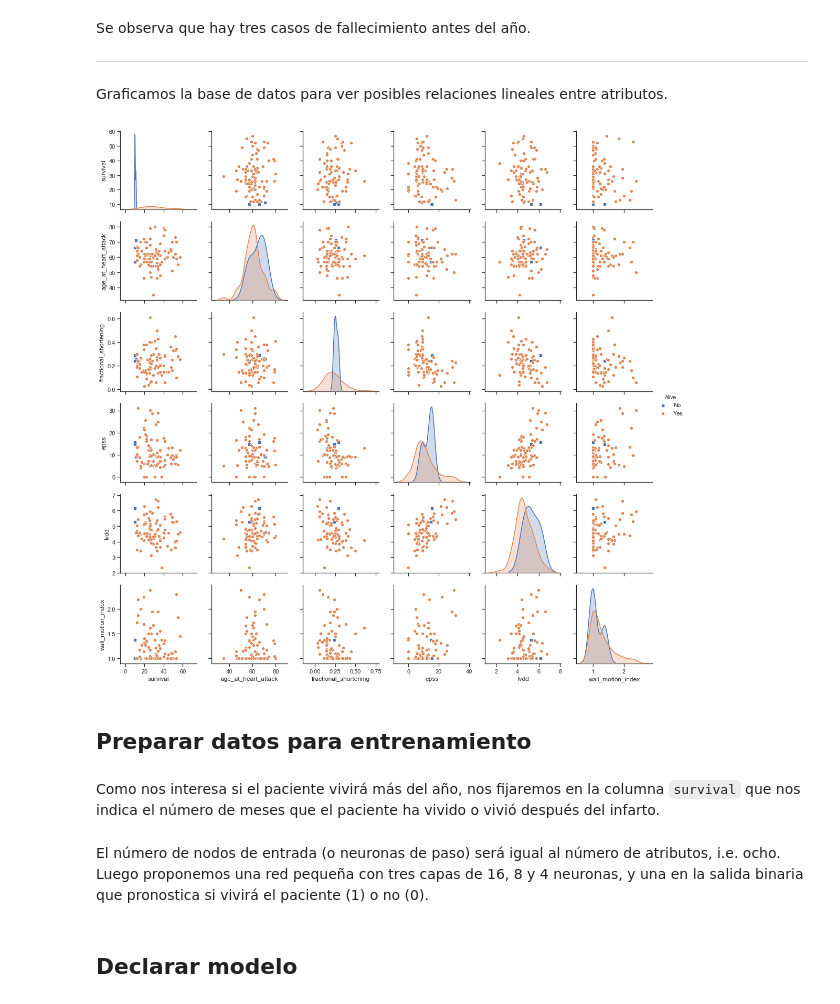
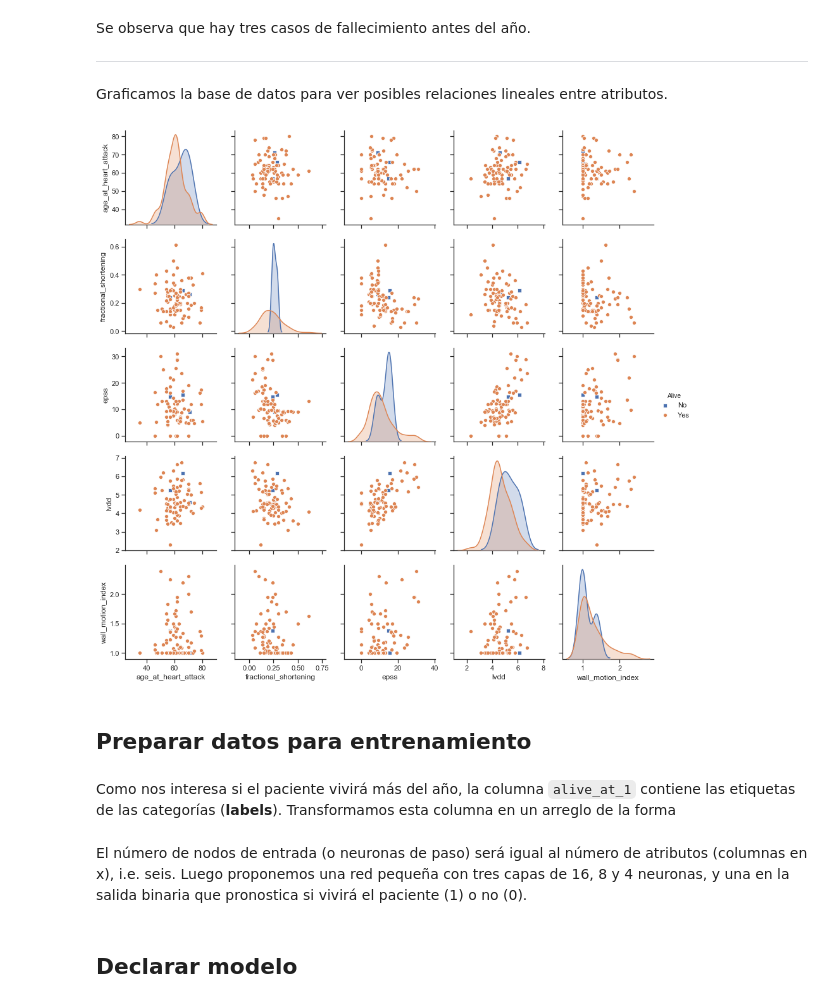
Before and after one commit to castaned/ML, a Jupyter notebook: MLP (echocardiogram)/MLP (echocardiogram).ipynb, the cells around one changed output. Drawn from its saved outputs; the diff is of its cells as text; code cells hidden in the pictures.

```diff
--- a/MLP (echocardiogram)/MLP (echocardiogram).ipynb
+++ b/MLP (echocardiogram)/MLP (echocardiogram).ipynb
@@ -20,13 +20,13 @@ De la base de datos tenemos la siguiente información sobre los atributos:
 # %% [markdown]
 Leemos el archivo `*.data` y lo guardamos en un *data frame*
 # %%
-import numpy as np
 import pandas as pd
+from numpy import genfromtxt, zeros
 
 names = ['survival', 'still_alive', 'age_at_heart_attack', 'pericardial_effusion',
          'fractional_shortening', 'epss', 'lvdd', 'wall_motion_score',
          'wall_motion_index', 'mult', 'name', 'group', 'alive_at_1']
-data = pd.DataFrame(np.genfromtxt('../data/echocardiogram.data', delimiter=','), columns=names)
+data = pd.DataFrame(genfromtxt('../data/echocardiogram.data', delimiter=','), columns=names)
 print(data.info())
 # %% [output]
 <class 'pandas.core.frame.DataFrame'>
@@ -89,0 +71,6 @@ Name: alive_at_1, dtype: int64
+# %%
+data.drop(['survival', 'still_alive'], axis=1, inplace=True)
+data.dropna(inplace=True)
+data.reset_index(drop=True, inplace=True)
+display(data)
+data['alive_at_1'].value_counts()
@@ -94,25 +98,26 @@ Graficamos la base de datos para ver posibles relaciones lineales entre atributo
 # %%
 # Plot data_frame
 import seaborn as sns
 import matplotlib.pyplot as plt
 %matplotlib inline
 
 sns.set(style="ticks")
-s = sns.pairplot(data, hue='alive_at_1', markers=["s", "o"], vars=['survival',
-                'age_at_heart_attack', 'fractional_shortening','epss', 'lvdd', 'wall_motion_index'])
+s = sns.pairplot(data, hue='alive_at_1', markers=["s", "o"], vars=['age_at_heart_attack',
+                                                                   'fractional_shortening',
+                                                                   'epss', 'lvdd', 'wall_motion_index'])
 
 new_title = 'Alive'              # Change legend label
 s._legend.set_title(new_title)
 new_labels = ['No', 'Yes']
 
 for t, l in zip(s._legend.texts, new_labels):
     t.set_text(l)
 plt.show();
 # %% [output]
-[figure, old version]
+[figure, new version]
 # %% [markdown]
 ## Preparar datos para entrenamiento
-# %% [markdown]
-Como nos interesa si el paciente vivirá más del año, nos fijaremos en la columna `survival` que nos indica el número de meses que el paciente ha vivido o vivió después del infarto.
+# %% [markdown]
+Como nos interesa si el paciente vivirá más del año, la columna `alive_at_1` contiene las etiquetas de las categorías (**labels**). Transformamos esta columna en un arreglo de la forma
 # %%
 from sklearn.model_selection import train_test_split
@@ -122,5 +138,5 @@ y = data['alive_at_1'].values
 
 x_train, x_test, y_train, y_test = train_test_split(x, y, test_size=0.2, shuffle = True)
 # %% [markdown]
-El número de nodos de entrada (o neuronas de paso) será igual al número de atributos, i.e. ocho. Luego proponemos una red pequeña con tres capas de 16, 8 y 4 neuronas, y una en la salida binaria que pronostica si vivirá el paciente (1) o no (0).
+El número de nodos de entrada (o neuronas de paso) será igual al número de atributos (columnas en x), i.e. seis. Luego proponemos una red pequeña con tres capas de 16, 8 y 4 neuronas, y una en la salida binaria que pronostica si vivirá el paciente (1) o no (0).
 # %%
```
Also changed, not shown: parts of 14 cells of this notebook, 2 other files.
